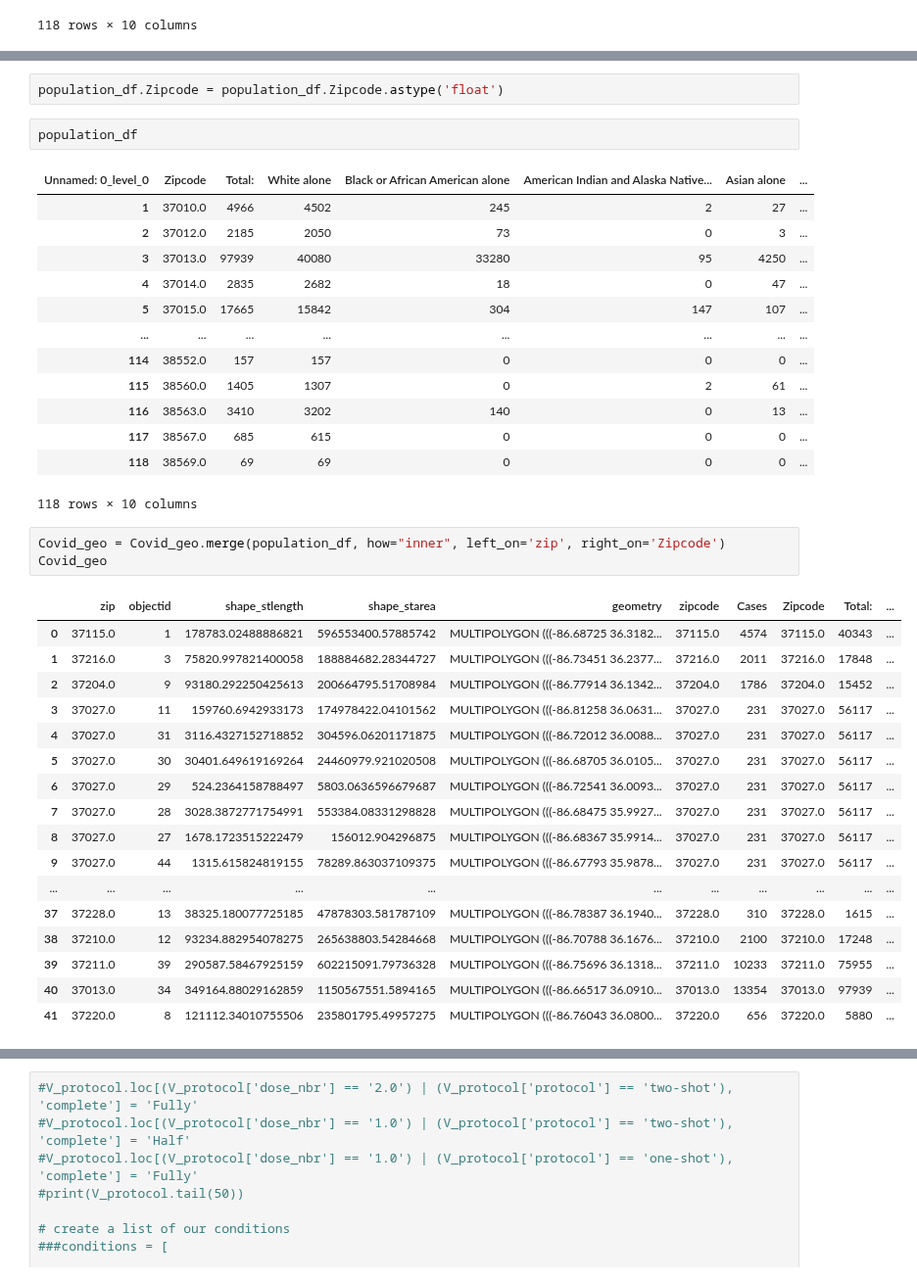
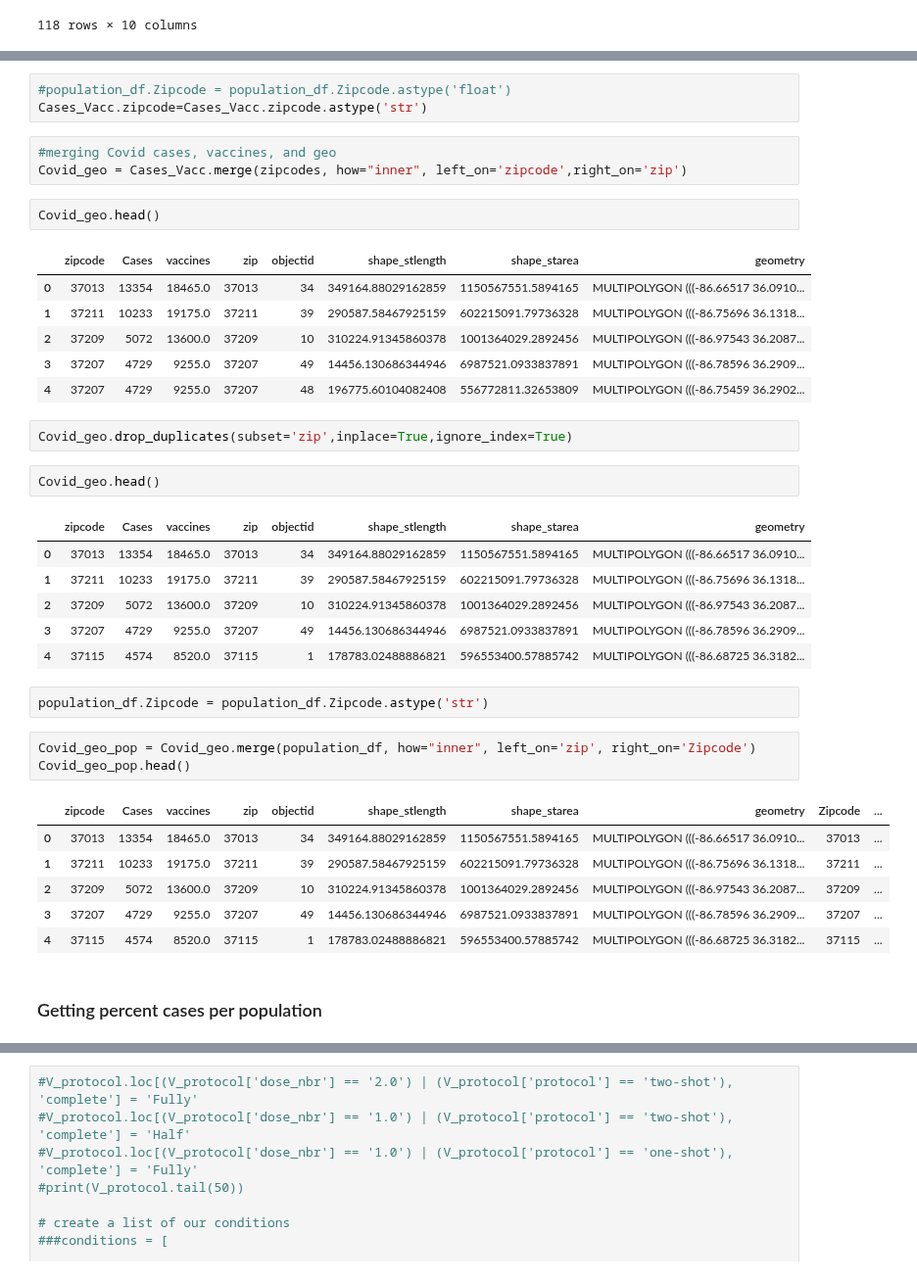
Before and after one commit to Engu12/nash-covid-cases-vaccines-honky_tonkin, a Jupyter notebook: Covid-V02.ipynb, the cells around one changed output, grey strips where cells are left out. Shown at 98% size. Drawn from its saved outputs; the diff is of its cells as text.

```diff
--- a/Covid-V02.ipynb
+++ b/Covid-V02.ipynb
@@ -207,40 +282,41 @@ Covid_geo = zipcodes.merge(Covid_df2, how="inner", left_on='zip',right_on='zipco
 # %%
-population_df.Zipcode = population_df.Zipcode.astype('float')
+#population_df.Zipcode = population_df.Zipcode.astype('float')
+Cases_Vacc.zipcode=Cases_Vacc.zipcode.astype('str')
+# %%
+#merging Covid cases, vaccines, and geo
+Covid_geo = Cases_Vacc.merge(zipcodes, how="inner", left_on='zipcode',right_on='zip')
 # %%
-population_df
+Covid_geo.head()
 # %% [output]
-| Unnamed: 0_level_0 | Zipcode | Total: | White alone | Black or African American alone | American Indian and Alaska Native... | Asian alone | ... |
-| 1 | 37010.0 | 4966 | 4502 | 245 | 2 | 27 | ... |
-| 2 | 37012.0 | 2185 | 2050 | 73 | 0 | 3 | ... |
-| 3 | 37013.0 | 97939 | 40080 | 33280 | 95 | 4250 | ... |
-| 4 | 37014.0 | 2835 | 2682 | 18 | 0 | 47 | ... |
-| 5 | 37015.0 | 17665 | 15842 | 304 | 147 | 107 | ... |
-| ... | ... | ... | ... | ... | ... | ... | ... |
-| 114 | 38552.0 | 157 | 157 | 0 | 0 | 0 | ... |
-| 115 | 38560.0 | 1405 | 1307 | 0 | 2 | 61 | ... |
-| 116 | 38563.0 | 3410 | 3202 | 140 | 0 | 13 | ... |
-| 117 | 38567.0 | 685 | 615 | 0 | 0 | 0 | ... |
-| 118 | 38569.0 | 69 | 69 | 0 | 0 | 0 | ... |
+|  | zipcode | Cases | vaccines | zip | objectid | shape_stlength | shape_starea | geometry |
+| 0 | 37013 | 13354 | 18465.0 | 37013 | 34 | 349164.88029162859 | 1150567551.5894165 | MULTIPOLYGON (((-86.66517 36.0910... |
+| 1 | 37211 | 10233 | 19175.0 | 37211 | 39 | 290587.58467925159 | 602215091.79736328 | MULTIPOLYGON (((-86.75696 36.1318... |
+| 2 | 37209 | 5072 | 13600.0 | 37209 | 10 | 310224.91345860378 | 1001364029.2892456 | MULTIPOLYGON (((-86.97543 36.2087... |
+| 3 | 37207 | 4729 | 9255.0 | 37207 | 49 | 14456.130686344946 | 6987521.0933837891 | MULTIPOLYGON (((-86.78596 36.2909... |
+| 4 | 37207 | 4729 | 9255.0 | 37207 | 48 | 196775.60104082408 | 556772811.32653809 | MULTIPOLYGON (((-86.75459 36.2902... |
-118 rows × 10 columns
+# %%
+Covid_geo.drop_duplicates(subset='zip',inplace=True,ignore_index=True)
+# %%
+Covid_geo.head()
+# %% [output]
+|  | zipcode | Cases | vaccines | zip | objectid | shape_stlength | shape_starea | geometry |
+| 0 | 37013 | 13354 | 18465.0 | 37013 | 34 | 349164.88029162859 | 1150567551.5894165 | MULTIPOLYGON (((-86.66517 36.0910... |
+| 1 | 37211 | 10233 | 19175.0 | 37211 | 39 | 290587.58467925159 | 602215091.79736328 | MULTIPOLYGON (((-86.75696 36.1318... |
+| 2 | 37209 | 5072 | 13600.0 | 37209 | 10 | 310224.91345860378 | 1001364029.2892456 | MULTIPOLYGON (((-86.97543 36.2087... |
+| 3 | 37207 | 4729 | 9255.0 | 37207 | 49 | 14456.130686344946 | 6987521.0933837891 | MULTIPOLYGON (((-86.78596 36.2909... |
+| 4 | 37115 | 4574 | 8520.0 | 37115 | 1 | 178783.02488886821 | 596553400.57885742 | MULTIPOLYGON (((-86.68725 36.3182... |
+# %%
+population_df.Zipcode = population_df.Zipcode.astype('str')
 # %%
-Covid_geo = Covid_geo.merge(population_df, how="inner", left_on='zip', right_on='Zipcode')
-Covid_geo
+Covid_geo_pop = Covid_geo.merge(population_df, how="inner", left_on='zip', right_on='Zipcode')
+Covid_geo_pop.head()
 # %% [output]
-|  | zip | objectid | shape_stlength | shape_starea | geometry | zipcode | Cases | Zipcode | Total: | ... |
-| 0 | 37115.0 | 1 | 178783.02488886821 | 596553400.57885742 | MULTIPOLYGON (((-86.68725 36.3182... | 37115.0 | 4574 | 37115.0 | 40343 | ... |
-| 1 | 37216.0 | 3 | 75820.997821400058 | 188884682.28344727 | MULTIPOLYGON (((-86.73451 36.2377... | 37216.0 | 2011 | 37216.0 | 17848 | ... |
-| 2 | 37204.0 | 9 | 93180.292250425613 | 200664795.51708984 | MULTIPOLYGON (((-86.77914 36.1342... | 37204.0 | 1786 | 37204.0 | 15452 | ... |
-| 3 | 37027.0 | 11 | 159760.6942933173 | 174978422.04101562 | MULTIPOLYGON (((-86.81258 36.0631... | 37027.0 | 231 | 37027.0 | 56117 | ... |
-| 4 | 37027.0 | 31 | 3116.4327152718852 | 304596.06201171875 | MULTIPOLYGON (((-86.72012 36.0088... | 37027.0 | 231 | 37027.0 | 56117 | ... |
-| 5 | 37027.0 | 30 | 30401.649619169264 | 24460979.921020508 | MULTIPOLYGON (((-86.68705 36.0105... | 37027.0 | 231 | 37027.0 | 56117 | ... |
-| 6 | 37027.0 | 29 | 524.2364158788497 | 5803.0636596679687 | MULTIPOLYGON (((-86.72541 36.0093... | 37027.0 | 231 | 37027.0 | 56117 | ... |
-| 7 | 37027.0 | 28 | 3028.3872771754991 | 553384.08331298828 | MULTIPOLYGON (((-86.68475 35.9927... | 37027.0 | 231 | 37027.0 | 56117 | ... |
-| 8 | 37027.0 | 27 | 1678.1723515222479 | 156012.904296875 | MULTIPOLYGON (((-86.68367 35.9914... | 37027.0 | 231 | 37027.0 | 56117 | ... |
-| 9 | 37027.0 | 44 | 1315.615824819155 | 78289.863037109375 | MULTIPOLYGON (((-86.67793 35.9878... | 37027.0 | 231 | 37027.0 | 56117 | ... |
-| ... | ... | ... | ... | ... | ... | ... | ... | ... | ... | ... |
-| 37 | 37228.0 | 13 | 38325.180077725185 | 47878303.581787109 | MULTIPOLYGON (((-86.78387 36.1940... | 37228.0 | 310 | 37228.0 | 1615 | ... |
-| 38 | 37210.0 | 12 | 93234.882954078275 | 265638803.54284668 | MULTIPOLYGON (((-86.70788 36.1676... | 37210.0 | 2100 | 37210.0 | 17248 | ... |
-| 39 | 37211.0 | 39 | 290587.58467925159 | 602215091.79736328 | MULTIPOLYGON (((-86.75696 36.1318... | 37211.0 | 10233 | 37211.0 | 75955 | ... |
-| 40 | 37013.0 | 34 | 349164.88029162859 | 1150567551.5894165 | MULTIPOLYGON (((-86.66517 36.0910... | 37013.0 | 13354 | 37013.0 | 97939 | ... |
-| 41 | 37220.0 | 8 | 121112.34010755506 | 235801795.49957275 | MULTIPOLYGON (((-86.76043 36.0800... | 37220.0 | 656 | 37220.0 | 5880 | ... |
+|  | zipcode | Cases | vaccines | zip | objectid | shape_stlength | shape_starea | geometry | Zipcode | ... |
+| 0 | 37013 | 13354 | 18465.0 | 37013 | 34 | 349164.88029162859 | 1150567551.5894165 | MULTIPOLYGON (((-86.66517 36.0910... | 37013 | ... |
+| 1 | 37211 | 10233 | 19175.0 | 37211 | 39 | 290587.58467925159 | 602215091.79736328 | MULTIPOLYGON (((-86.75696 36.1318... | 37211 | ... |
+| 2 | 37209 | 5072 | 13600.0 | 37209 | 10 | 310224.91345860378 | 1001364029.2892456 | MULTIPOLYGON (((-86.97543 36.2087... | 37209 | ... |
+| 3 | 37207 | 4729 | 9255.0 | 37207 | 49 | 14456.130686344946 | 6987521.0933837891 | MULTIPOLYGON (((-86.78596 36.2909... | 37207 | ... |
+| 4 | 37115 | 4574 | 8520.0 | 37115 | 1 | 178783.02488886821 | 596553400.57885742 | MULTIPOLYGON (((-86.68725 36.3182... | 37115 | ... |
+# %% [markdown]
+### Getting percent cases per population
 # %%
```
Also changed, not shown: parts of 107 cells of this notebook.
